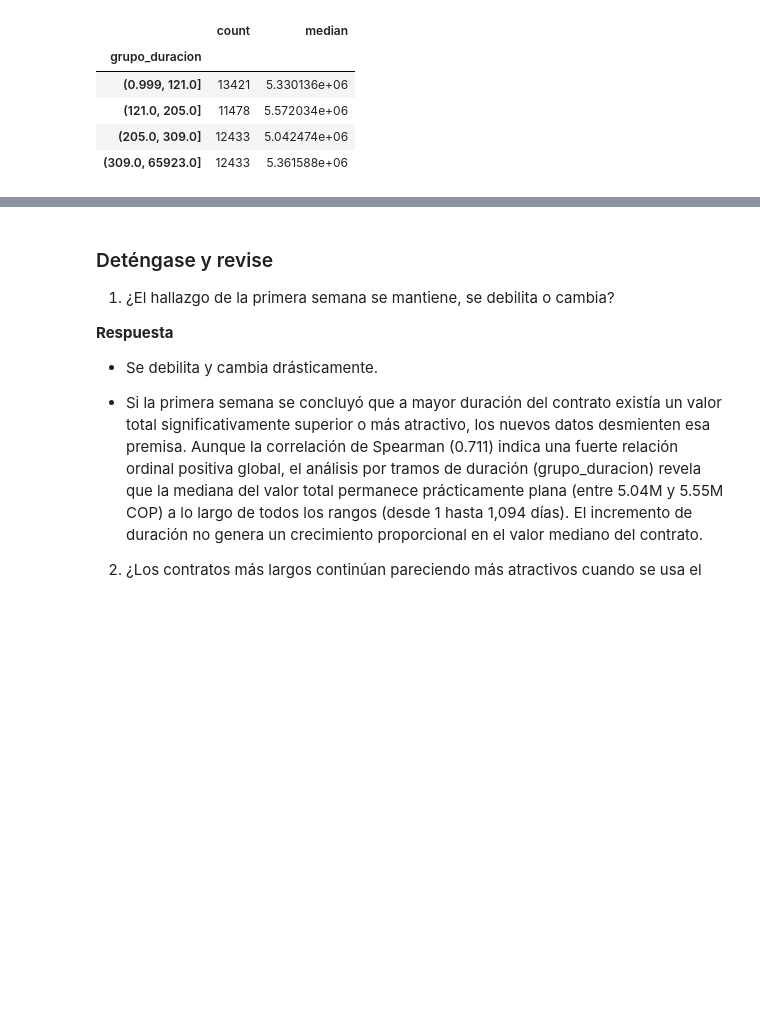
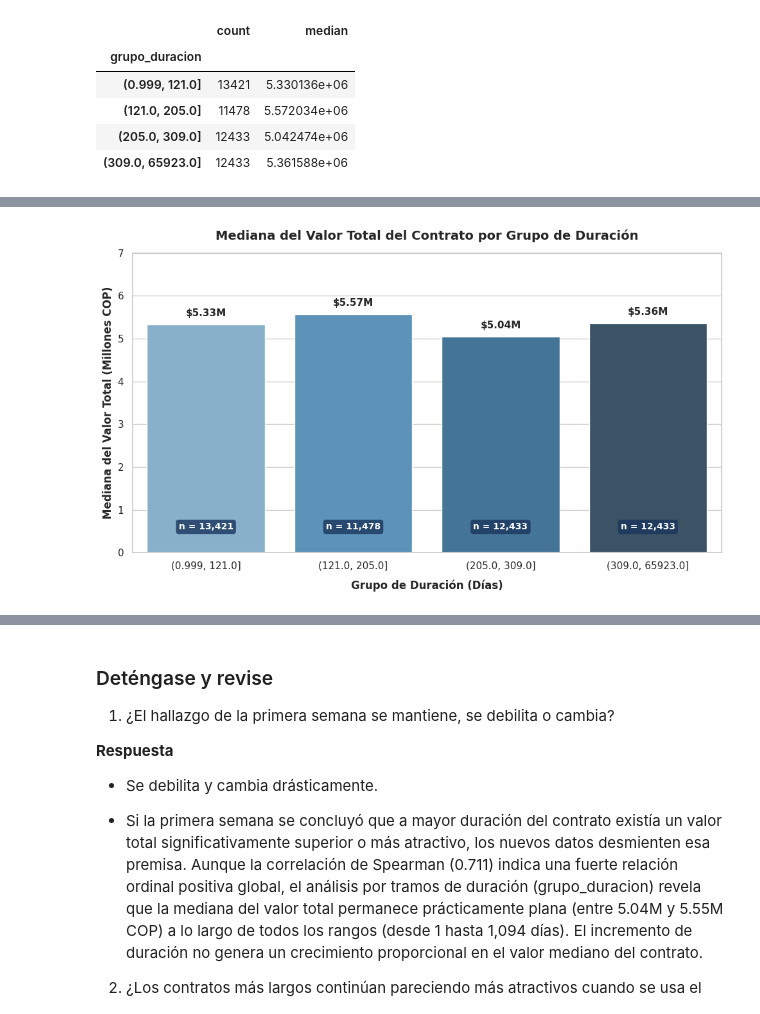
Before and after one commit to CamilaAg-05/curso_Data_Analytics, a Jupyter notebook: Laboratorio_SECOP_Caso_1A/SECOP_ExpedienteA(GRUPO_1)_V2.ipynb, the cells around one changed output, grey strips where cells are left out. Drawn from its saved outputs; the diff is of its cells as text; code cells hidden in the pictures; blank space fills up the shorter version.

Commit message:
Se mejoro la grafica

```diff
--- a/Laboratorio_SECOP_Caso_1A/SECOP_ExpedienteA(GRUPO_1)_V2.ipynb
+++ b/Laboratorio_SECOP_Caso_1A/SECOP_ExpedienteA(GRUPO_1)_V2.ipynb
@@ -593,3 +593,81 @@ Correlación de Spearman entre valor total y duración: 0.705
 | (121.0, 205.0] | 11478 | 5.572034e+06 |
 | (205.0, 309.0] | 12433 | 5.042474e+06 |
 | (309.0, 65923.0] | 12433 | 5.361588e+06 |
+# %%
+import matplotlib.pyplot as plt
+import pandas as pd
+import seaborn as sns
+
+# 1. Crear el DataFrame con los datos de tu tabla
+data = {
+    'grupo_duracion': [
+        '(0.999, 121.0]',
+        '(121.0, 205.0]',
+        '(205.0, 309.0]',
+        '(309.0, 65923.0]',
+    ],
+    'count': [13421, 11478, 12433, 12433],
+    'median': [5.330136e06, 5.572034e06, 5.042474e06, 5.361588e06],
+}
+
+df_resumen = pd.DataFrame(data)
+
+# Convertir el valor a millones de COP para mejor lectura
+df_resumen['median_millones'] = df_resumen['median'] / 1e6
+
+# 2. Configuración estética del gráfico
+plt.figure(figsize=(10, 6))
+sns.set_theme(style='whitegrid')
+
+# Crear gráfico de barras
+ax = sns.barplot(
+    x='grupo_duracion',
+    y='median_millones',
+    data=df_resumen,
+    palette='Blues_d',
+)
+
+# 3. Personalización de títulos y ejes
+plt.title(
+    'Mediana del Valor Total del Contrato por Grupo de Duración',
+    fontsize=14,
+    fontweight='bold',
+    pad=15,
+)
+plt.xlabel(
+    'Grupo de Duración (Días)', fontsize=12, fontweight='bold', labelpad=10
+)
+plt.ylabel(
+    'Mediana del Valor Total (Millones COP)', fontsize=12, fontweight='bold'
+)
+plt.ylim(0, 7)  # Espacio superior para las etiquetas
+
+# 4. Agregar los valores numéricos ($ M) y el conteo (n) sobre cada barra
+for i, row in df_resumen.iterrows():
+    # Etiqueta de dinero arriba de la barra
+    ax.text(
+        i,
+        row['median_millones'] + 0.15,
+        f"${row['median_millones']:.2f}M",
+        ha='center',
+        va='bottom',
+        fontsize=11,
+        fontweight='bold',
+    )
+
+    # Etiqueta con el número de muestra dentro de la barra
+    ax.text(
+        i,
+        0.5,
+        f"n = {int(row['count']):,}",
+        ha='center',
+        va='bottom',
+        fontsize=10,
+        color='white',
+        fontweight='bold',
+        bbox=dict(boxstyle='round,pad=0.3', fc='#1a365d', ec='none', alpha=0.8),
+    )
+
+plt.tight_layout()
+plt.show()
+# %% [output]
@@ -595,0 +677 @@ Correlación de Spearman entre valor total y duración: 0.705
+[figure, added]
```
Also changed, not shown: parts of 11 cells of this notebook.
